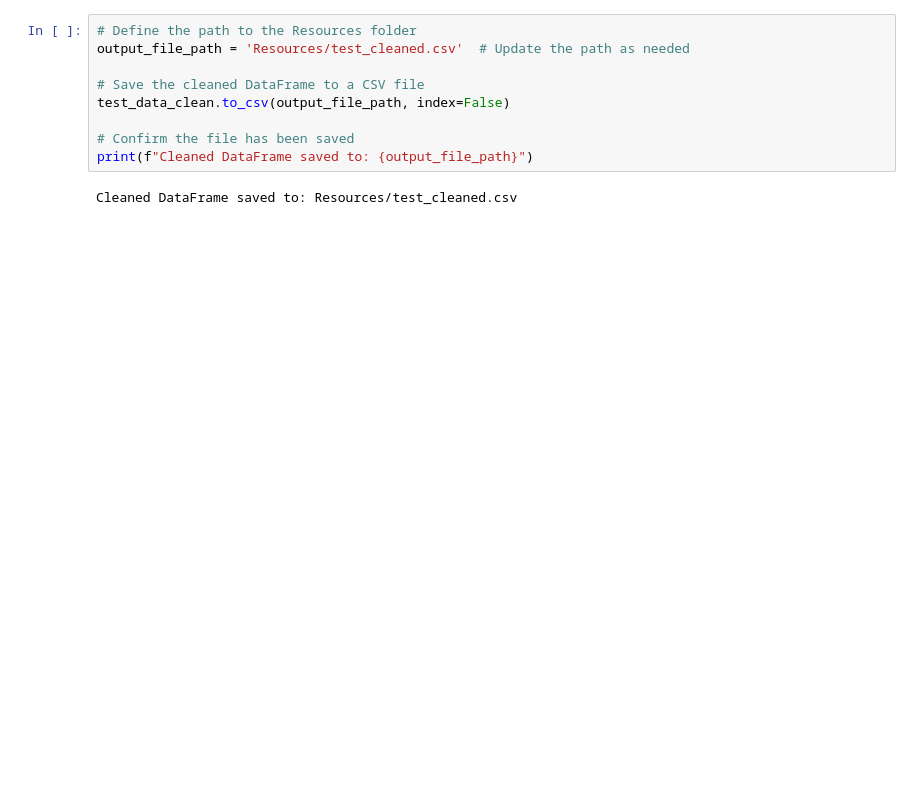
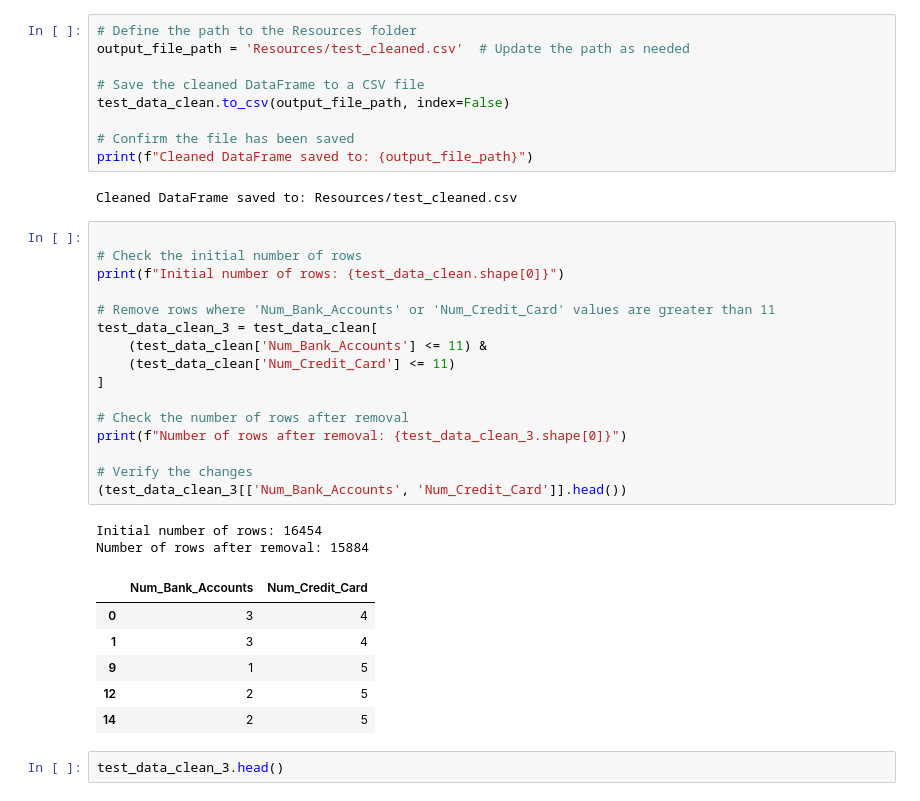
Before and after one commit to jananaum7/Project-4, a Jupyter notebook: main_analysis.ipynb, the cells around one changed output. Saved outputs shown, nothing was run; the diff lists cells and outputs as text; blank space fills up the shorter version.

```diff
--- a/main_analysis.ipynb
+++ b/main_analysis.ipynb
@@ -576,3 +570,30 @@ test_data_clean.to_csv(output_file_path, index=False)
 print(f"Cleaned DataFrame saved to: {output_file_path}")
 # %% [output]
 Cleaned DataFrame saved to: Resources/test_cleaned.csv
+# %%
+
+# Check the initial number of rows
+print(f"Initial number of rows: {test_data_clean.shape[0]}")
+
+# Remove rows where 'Num_Bank_Accounts' or 'Num_Credit_Card' values are greater than 11
+test_data_clean_3 = test_data_clean[
+    (test_data_clean['Num_Bank_Accounts'] <= 11) &
+    (test_data_clean['Num_Credit_Card'] <= 11)
+]
+
+# Check the number of rows after removal
+print(f"Number of rows after removal: {test_data_clean_3.shape[0]}")
+
+# Verify the changes
+(test_data_clean_3[['Num_Bank_Accounts', 'Num_Credit_Card']].head())
+# %% [output]
+Initial number of rows: 16454
+Number of rows after removal: 15884
+|  | Num_Bank_Accounts | Num_Credit_Card |
+| 0 | 3 | 4 |
+| 1 | 3 | 4 |
+| 9 | 1 | 5 |
+| 12 | 2 | 5 |
+| 14 | 2 | 5 |
+# %%
+test_data_clean_3.head()
```
Also changed, not shown: parts of 12 cells of this notebook, 4 other files.
